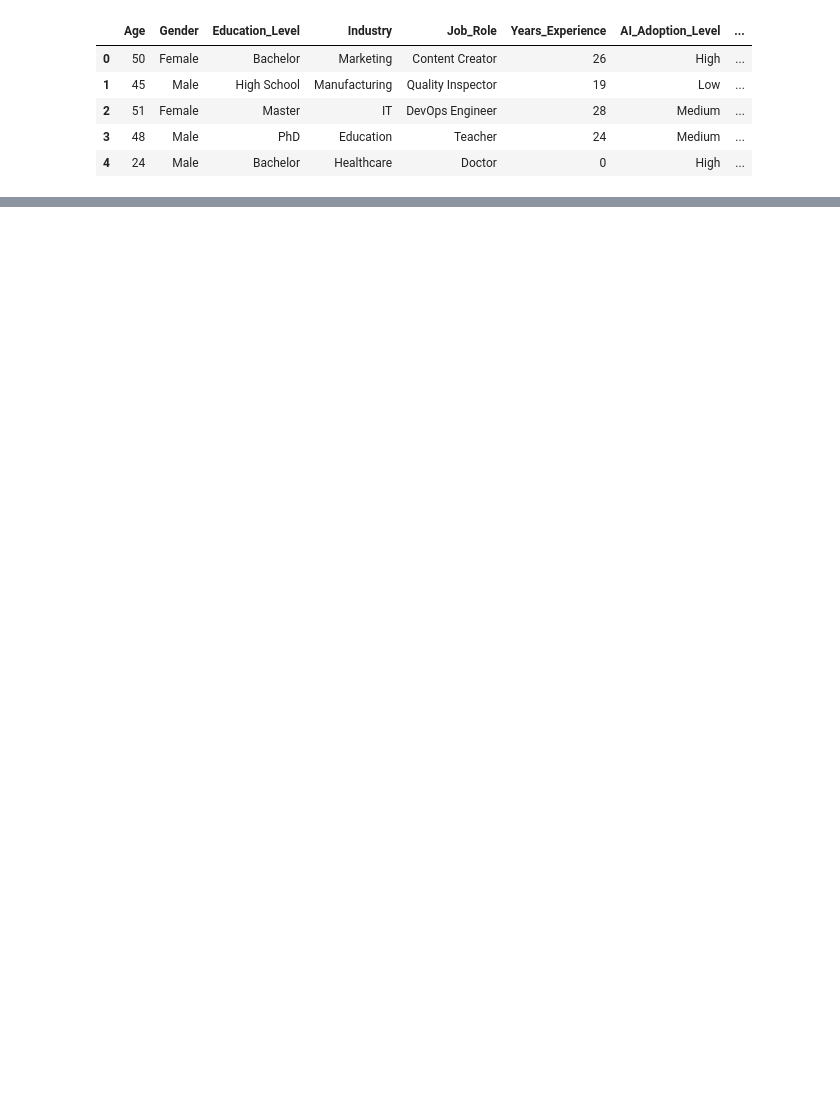
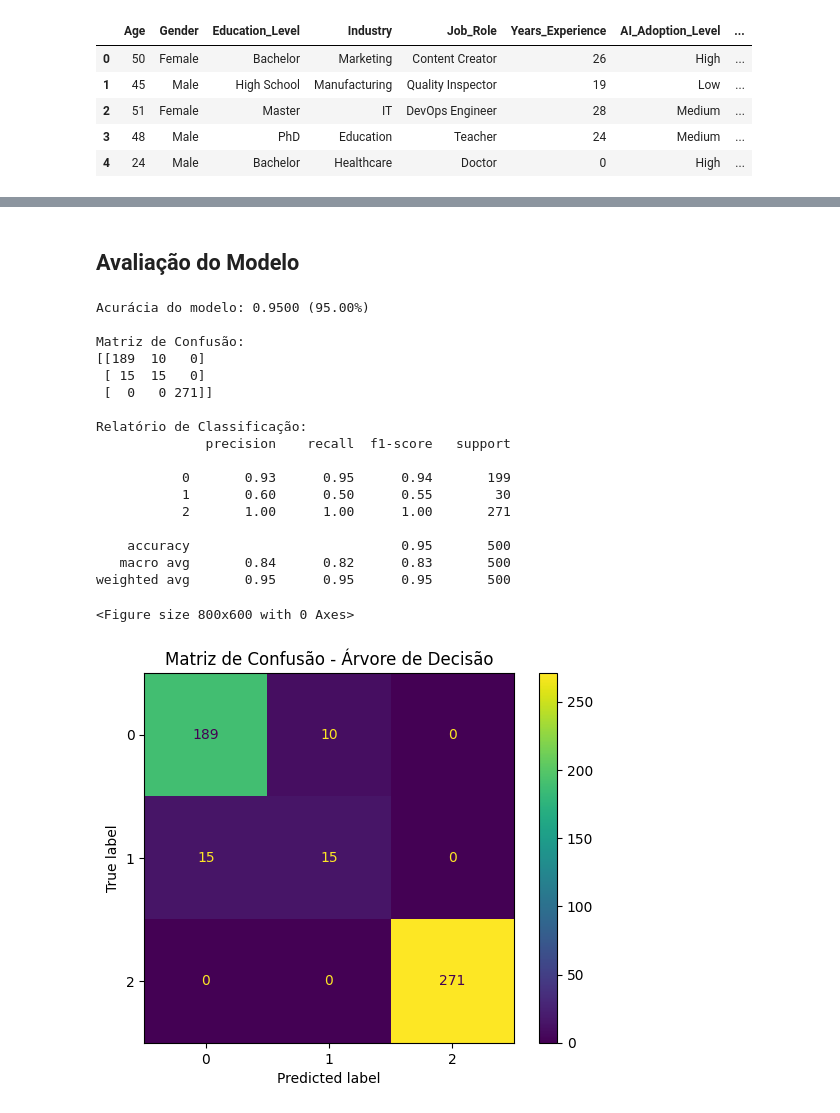
Before and after one commit to MarcosVOS/artificial-intelligence-dataset, a Jupyter notebook: analyze/arvore.ipynb, the cells around one changed output, grey strips where cells are left out. Cells and saved outputs as stored; diff of their text form; code cells hidden in the pictures; blank space fills up the shorter version.

Commit message:
Ajuste no EDA, preparando dados pro treinamento, criando modelo, e avaliação

```diff
--- a/analyze/arvore.ipynb
+++ b/analyze/arvore.ipynb
@@ -72,0 +140,13 @@ df.head()
+# %%
+from sklearn.tree import DecisionTreeClassifier
+
+# Criar e treinar o modelo
+dtree = DecisionTreeClassifier(random_state=42)
+dtree.fit(X_train, y_train)
+
+# Fazer predições
+y_pred = dtree.predict(X_test)
+
+print("Modelo treinado com sucesso!")
+print(f"\nPrimeiras 10 predições: {y_pred[:10]}")
+print(f"Primeiros 10 valores reais: {y_test.values[:10]}")
@@ -72,0 +161,42 @@ df.head()
+# %% [markdown]
+## Avaliação do Modelo
+# %%
+from sklearn.metrics import accuracy_score, confusion_matrix, classification_report, ConfusionMatrixDisplay
+
+# Calcular acurácia
+acuracia = accuracy_score(y_test_encoded, y_pred)
+print(f"Acurácia do modelo: {acuracia:.4f} ({acuracia*100:.2f}%)")
+
+# Matriz de confusão
+cm = confusion_matrix(y_test_encoded, y_pred)
+print(f"\nMatriz de Confusão:\n{cm}")
+
+# Relatório de classificação
+print(f"\nRelatório de Classificação:\n{classification_report(y_test_encoded, y_pred)}")
+
+# Visualizar matriz de confusão
+plt.figure(figsize=(8, 6))
+disp = ConfusionMatrixDisplay(confusion_matrix=cm, display_labels=dtree.classes_)
+disp.plot()
+plt.title("Matriz de Confusão - Árvore de Decisão")
+plt.show()
+# %% [output]
+Acurácia do modelo: 0.9500 (95.00%)
+
+Matriz de Confusão:
+[[189  10   0]
+ [ 15  15   0]
+ [  0   0 271]]
+
+Relatório de Classificação:
+              precision    recall  f1-score   support
+
+           0       0.93      0.95      0.94       199
+           1       0.60      0.50      0.55        30
+           2       1.00      1.00      1.00       271
+
+    accuracy                           0.95       500
+   macro avg       0.84      0.82      0.83       500
+weighted avg       0.95      0.95      0.95       500
+<Figure size 800x600 with 0 Axes>
+[figure, added]
```
Also changed, not shown: parts of 6 cells of this notebook.
